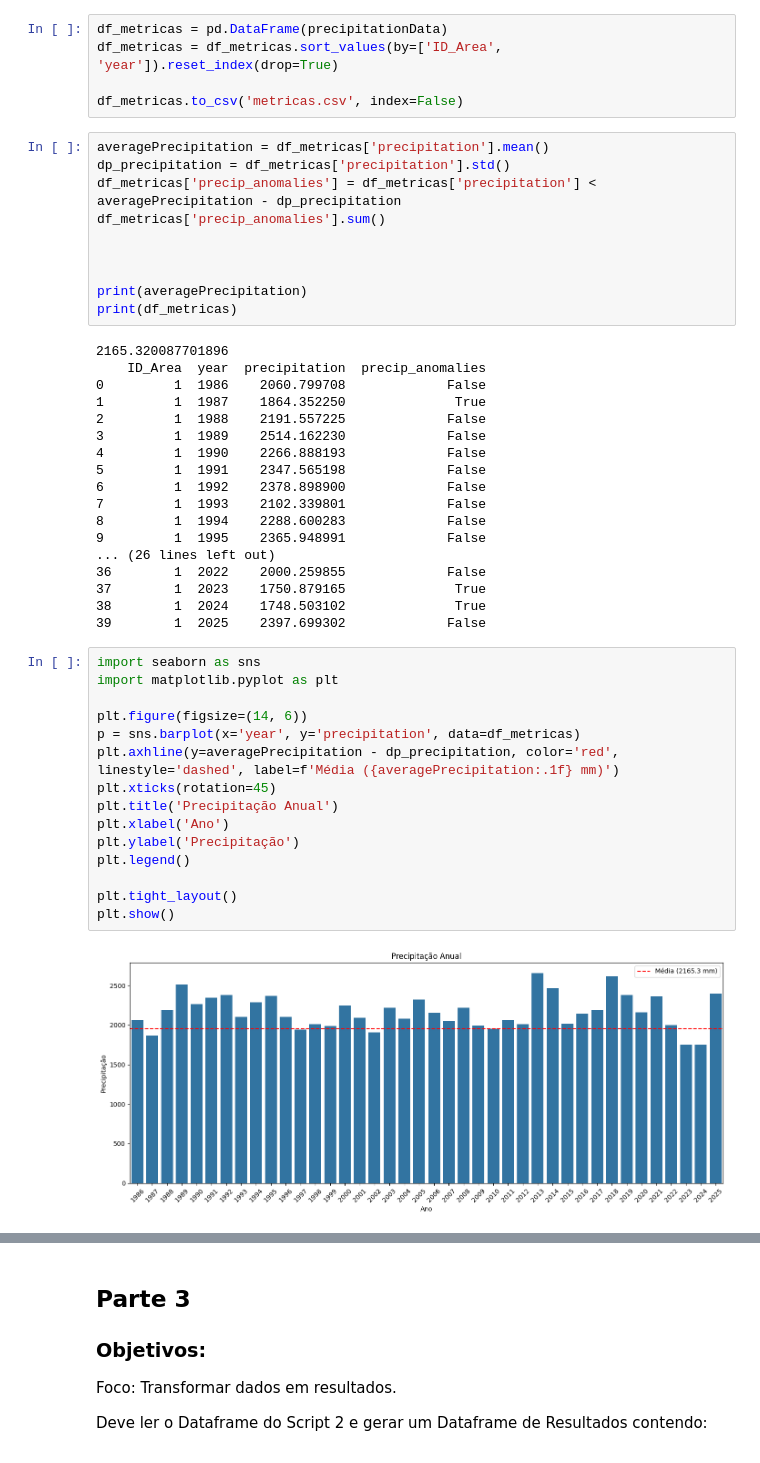
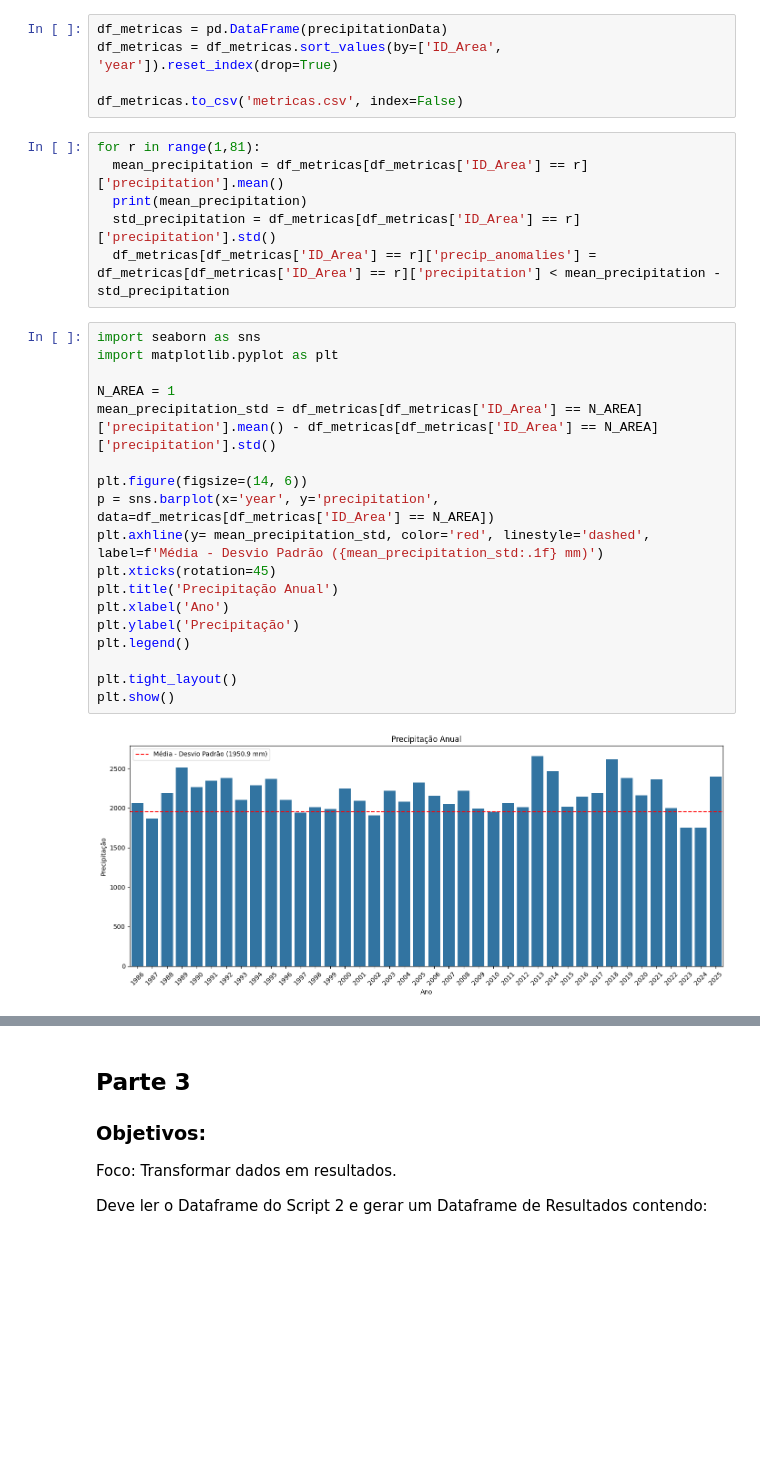
Before and after one commit to GuilhermeFernandez/climate_resilient_pastures, a Jupyter notebook: Esboco_Projeto.ipynb, the cells around one changed output, grey strips where cells are left out. Cells and saved outputs as stored; diff of their text form; blank space fills up the shorter version.

```diff
--- a/Esboco_Projeto.ipynb
+++ b/Esboco_Projeto.ipynb
@@ -160,48 +157,29 @@ df_metricas = pd.DataFrame(precipitationData)
 df_metricas = df_metricas.sort_values(by=['ID_Area', 'year']).reset_index(drop=True)
 
 df_metricas.to_csv('metricas.csv', index=False)
-# %%
-averagePrecipitation = df_metricas['precipitation'].mean()
-dp_precipitation = df_metricas['precipitation'].std()
-df_metricas['precip_anomalies'] = df_metricas['precipitation'] < averagePrecipitation - dp_precipitation
-df_metricas['precip_anomalies'].sum()
-
-
-
-print(averagePrecipitation)
-print(df_metricas)
-# %% [output]
-2165.320087701896
-    ID_Area  year  precipitation  precip_anomalies
-0         1  1986    2060.799708             False
-1         1  1987    1864.352250              True
-2         1  1988    2191.557225             False
-3         1  1989    2514.162230             False
-4         1  1990    2266.888193             False
-5         1  1991    2347.565198             False
-6         1  1992    2378.898900             False
-7         1  1993    2102.339801             False
-8         1  1994    2288.600283             False
-9         1  1995    2365.948991             False
-... (26 lines left out)
-36        1  2022    2000.259855             False
-37        1  2023    1750.879165              True
-38        1  2024    1748.503102              True
-39        1  2025    2397.699302             False
+# %%
+for r in range(1,81):
+  mean_precipitation = df_metricas[df_metricas['ID_Area'] == r]['precipitation'].mean()
+  print(mean_precipitation)
+  std_precipitation = df_metricas[df_metricas['ID_Area'] == r]['precipitation'].std()
+  df_metricas[df_metricas['ID_Area'] == r]['precip_anomalies'] = df_metricas[df_metricas['ID_Area'] == r]['precipitation'] < mean_precipitation - std_precipitation
 # %%
 import seaborn as sns
 import matplotlib.pyplot as plt
 
+N_AREA = 1
+mean_precipitation_std = df_metricas[df_metricas['ID_Area'] == N_AREA]['precipitation'].mean() - df_metricas[df_metricas['ID_Area'] == N_AREA]['precipitation'].std()
+
 plt.figure(figsize=(14, 6))
-p = sns.barplot(x='year', y='precipitation', data=df_metricas)
-plt.axhline(y=averagePrecipitation - dp_precipitation, color='red', linestyle='dashed', label=f'Média ({averagePrecipitation:.1f} mm)')
+p = sns.barplot(x='year', y='precipitation', data=df_metricas[df_metricas['ID_Area'] == N_AREA])
+plt.axhline(y= mean_precipitation_std, color='red', linestyle='dashed', label=f'Média - Desvio Padrão ({mean_precipitation_std:.1f} mm)')
 plt.xticks(rotation=45)
 plt.title('Precipitação Anual')
 plt.xlabel('Ano')
 plt.ylabel('Precipitação')
 plt.legend()
 
 plt.tight_layout()
 plt.show()
 # %% [output]
-[figure, old version]
+[figure, new version]
```
Also changed, not shown: parts of 3 cells of this notebook.
